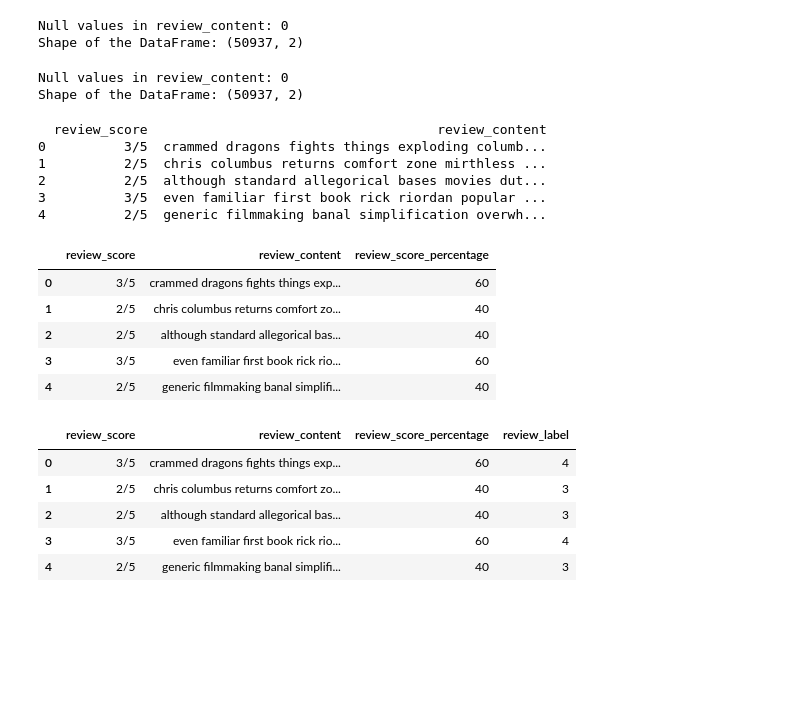
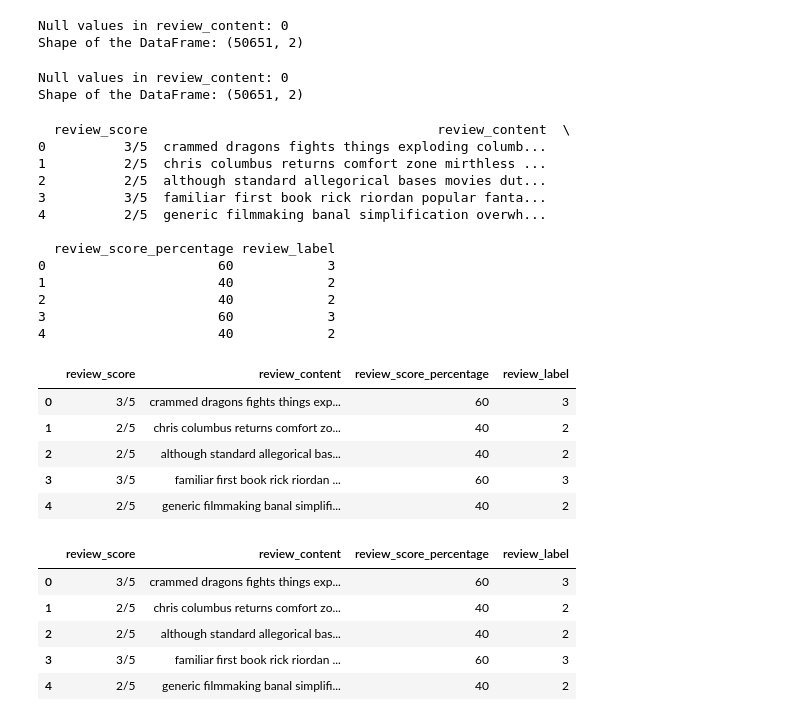
Before and after one commit to Ayushkhanal9/460-Movie-rating-project, a Jupyter notebook: Implementation.ipynb, the cells around one changed output. Saved outputs shown, nothing was run; the diff lists cells and outputs as text; code cells hidden in the pictures; blank space fills up the shorter version.

```diff
--- a/Implementation.ipynb
+++ b/Implementation.ipynb
@@ -24,7 +26,7 @@ import re
 import matplotlib.pyplot as plt
 # %%
 # Read the CSV file
-movieReviews = pd.read_csv('cleaned_reviews.csv', sep=',', header=None, names=['review_score', 'review_content'])
+movieReviews = pd.read_csv('filtered_reviews.csv', sep=',', header=None, names=['review_score', 'review_content'])
 
 #get rid of scores of 0
 movieReviews = movieReviews[movieReviews['review_score'] != 0]
@@ -47,7 +49,7 @@ movieReviews.head()
 movie_titles = pd.read_csv('movie_titles.csv')['movie_title'].tolist()
 # %% [output]
 Null values in review_content: 0
-Shape of the DataFrame: (50937, 2)
+Shape of the DataFrame: (50651, 2)
 # %%
 #Display information about the DataFrame
 print("Null values in review_content:", movieReviews['review_content'].isnull().sum())
@@ -64,7 +66,7 @@ movie_titles = pd.read_csv('movie_titles.csv')['movie_title'].tolist()
 #movieReviews.head()
 # %% [output]
 Null values in review_content: 0
-Shape of the DataFrame: (50937, 2)
+Shape of the DataFrame: (50651, 2)
 # %%
 stopwords_list = [
     'i', 'me', 'my', 'myself', 'we', 'our', 'ours', 'ourselves', 'you', "you're", "you've", "you'll",
@@ -73,10 +75,10 @@ stopwords_list = [
     'what', 'which', 'who', 'whom', 'this', 'that', "that'll", 'these', 'those', 'am', 'is', 'are', 'was',
     'were', 'be', 'been', 'being', 'have', 'has', 'had', 'having', 'do', 'does', 'did', 'doing', 'a', 'an',
     'the', 'and', 'but', 'if', 'or', 'because', 'as', 'until', 'while', 'of', 'at', 'by', 'for', 'with',
-    'about', 'against', 'between', 'into', 'through', 'during', 'before', 'after', 'above', 'below', 'to',
+    'about', 'one', 'between', 'into', 'through', 'during', 'before', 'after', 'above', 'below', 'to',
     'from', 'up', 'down', 'in', 'out', 'on', 'off', 'over', 'under', 'again', 'further', 'then', 'once',
     'here', 'there', 'when', 'where', 'why', 'how', 'all', 'any', 'both', 'each', 'few', 'more', 'most',
-    'other', 'some', 'such', 'no', 'nor', 'not', 'only', 'own', 'same', 'so', 'than', 'too', 'very', 's', 't', 'film', 'movie', 'still'
+    'other', 'some', 'such', 'no', 'nor', 'not', 'only', 'own', 'same', 'so', 'than', 'too', 'very', 's', 't', 'film', 'movie', 'still', 'like', 'story', 'much', 'even', 'comedy'
 ]
 
 # Tokenize and remove stopwords
@@ -85,12 +87,19 @@ movieReviews['review_content'] = movieReviews['review_content'].apply(lambda x:
 # Display the modified DataFrame
 print(movieReviews.head())
 # %% [output]
-  review_score                                     review_content
+  review_score                                     review_content  \
 0          3/5  crammed dragons fights things exploding columb...
 1          2/5  chris columbus returns comfort zone mirthless ...
 2          2/5  although standard allegorical bases movies dut...
-3          3/5  even familiar first book rick riordan popular ...
+3          3/5  familiar first book rick riordan popular fanta...
 4          2/5  generic filmmaking banal simplification overwh...
+
+  review_score_percentage review_label
+0                      60            3
+1                      40            2
+2                      40            2
+3                      60            3
+4                      40            2
 # %%
 # turn fractions into percentages
 
@@ -102,29 +111,29 @@ movieReviews['review_score_percentage'] = movieReviews['review_score'] * 100
 
 movieReviews.head()
 # %% [output]
-|  | review_score | review_content | review_score_percentage |
-| 0 | 3/5 | crammed dragons fights things exp... | 60 |
-| 1 | 2/5 | chris columbus returns comfort zo... | 40 |
-| 2 | 2/5 | although standard allegorical bas... | 40 |
-| 3 | 3/5 | even familiar first book rick rio... | 60 |
-| 4 | 2/5 | generic filmmaking banal simplifi... | 40 |
+|  | review_score | review_content | review_score_percentage | review_label |
+| 0 | 3/5 | crammed dragons fights things exp... | 60 | 3 |
+| 1 | 2/5 | chris columbus returns comfort zo... | 40 | 2 |
+| 2 | 2/5 | although standard allegorical bas... | 40 | 2 |
+| 3 | 3/5 | familiar first book rick riordan ... | 60 | 3 |
+| 4 | 2/5 | generic filmmaking banal simplifi... | 40 | 2 |
 # %%
 # Define bins and labels
-bins = [0, 19, 39, 59, 79, 100]
+bins = [19, 39, 59, 79, 99, 120]
 labels = [1, 2, 3, 4, 5]
 
 # Create a new column 'review_label' based on the specified ranges
 movieReviews['review_label'] = pd.cut(movieReviews['review_score_percentage'], bins=bins, labels=labels, include_lowest=True)
 
 
 movieReviews.head()
 # %% [output]
 |  | review_score | review_content | review_score_percentage | review_label |
-| 0 | 3/5 | crammed dragons fights things exp... | 60 | 4 |
-| 1 | 2/5 | chris columbus returns comfort zo... | 40 | 3 |
-| 2 | 2/5 | although standard allegorical bas... | 40 | 3 |
-| 3 | 3/5 | even familiar first book rick rio... | 60 | 4 |
-| 4 | 2/5 | generic filmmaking banal simplifi... | 40 | 3 |
+| 0 | 3/5 | crammed dragons fights things exp... | 60 | 3 |
+| 1 | 2/5 | chris columbus returns comfort zo... | 40 | 2 |
+| 2 | 2/5 | although standard allegorical bas... | 40 | 2 |
+| 3 | 3/5 | familiar first book rick riordan ... | 60 | 3 |
+| 4 | 2/5 | generic filmmaking banal simplifi... | 40 | 2 |
 # %%
 def calculate_average_length(df, score):
     # Exclude reviews with score 0
```
Also changed, not shown: parts of 13 cells of this notebook, 1 other file.
